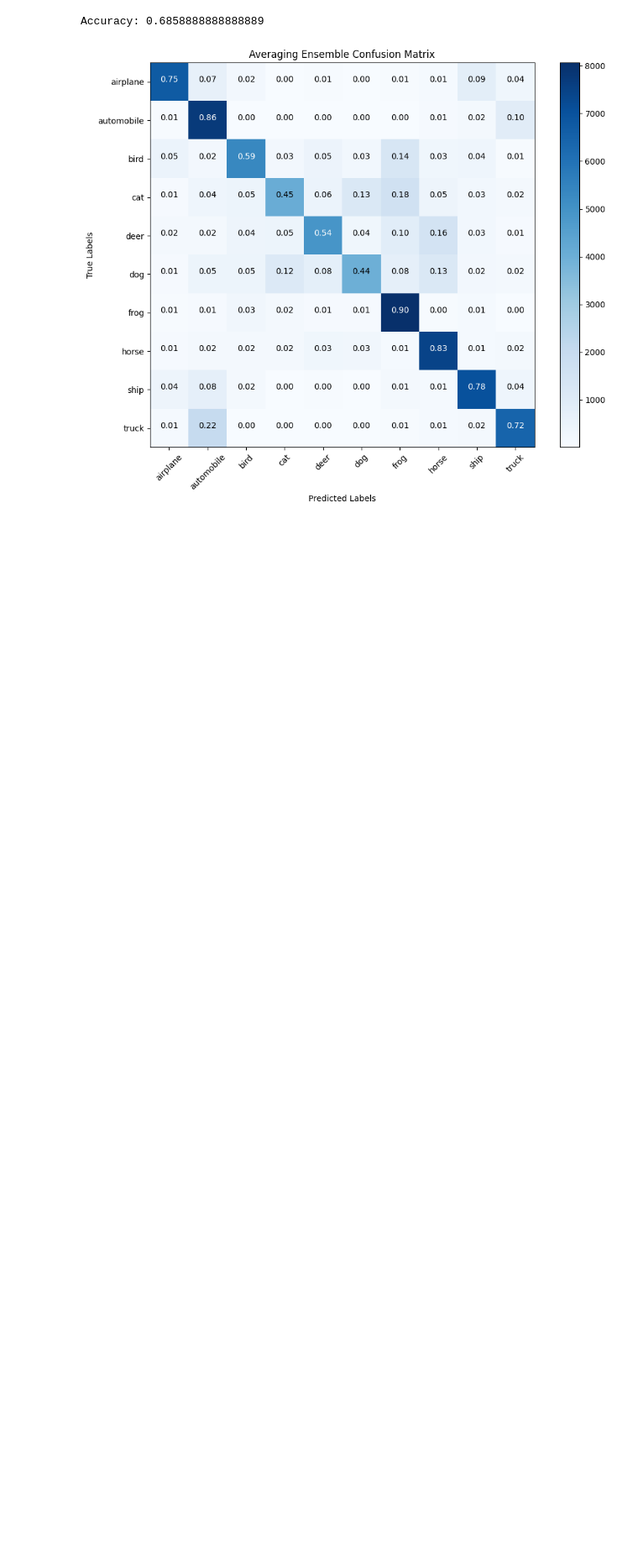
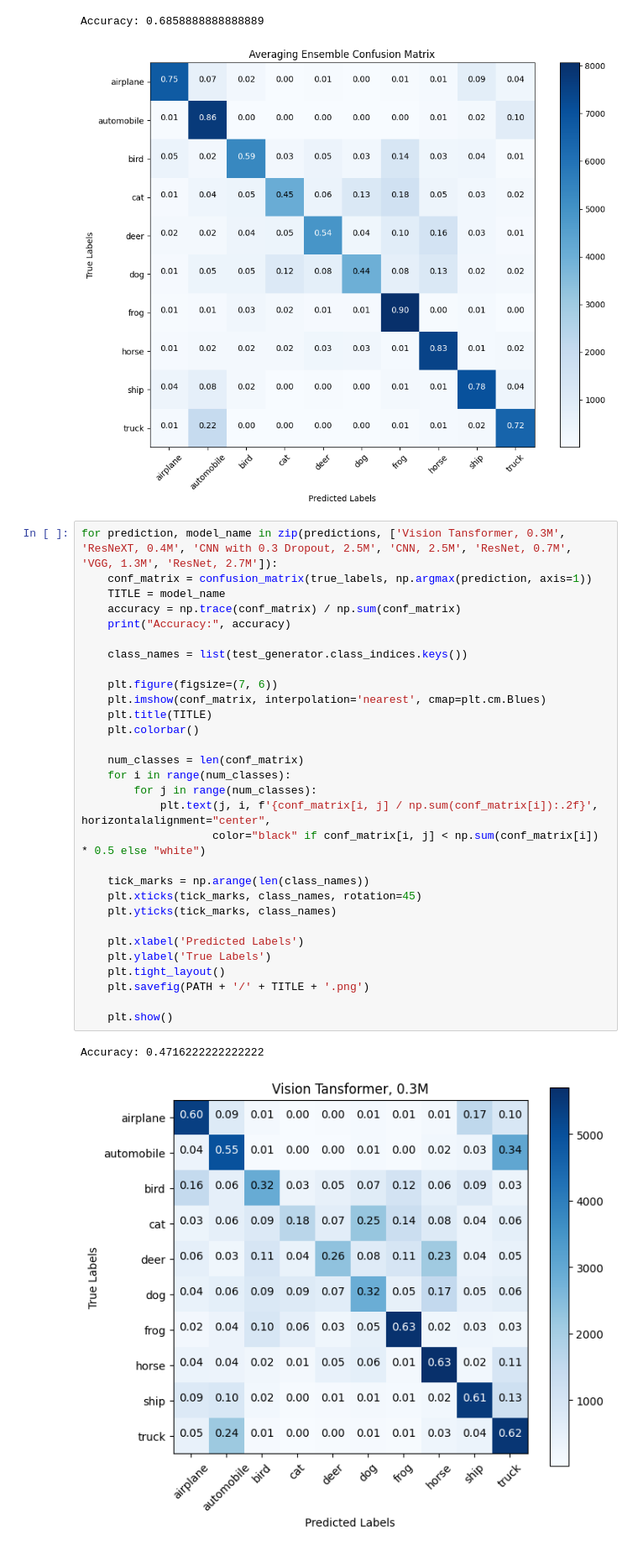
Before and after one commit to mickamcia/DS-DL, a Jupyter notebook: confusions.ipynb, the cells around one changed output. Shown at 84% size. Saved outputs shown, nothing was run; the diff lists cells and outputs as text; blank space fills up the shorter version.

Commit message:
plots

```diff
--- a/confusions.ipynb
+++ b/confusions.ipynb
@@ -171,3 +171,36 @@ plt.show()
 # %% [output]
 Accuracy: 0.6858888888888889
 [figure]
+# %%
+for prediction, model_name in zip(predictions, ['Vision Tansformer, 0.3M', 'ResNeXT, 0.4M', 'CNN with 0.3 Dropout, 2.5M', 'CNN, 2.5M', 'ResNet, 0.7M', 'VGG, 1.3M', 'ResNet, 2.7M']):
+    conf_matrix = confusion_matrix(true_labels, np.argmax(prediction, axis=1))
+    TITLE = model_name
+    accuracy = np.trace(conf_matrix) / np.sum(conf_matrix)
+    print("Accuracy:", accuracy)
+
+    class_names = list(test_generator.class_indices.keys())
+
+    plt.figure(figsize=(7, 6))
+    plt.imshow(conf_matrix, interpolation='nearest', cmap=plt.cm.Blues)
+    plt.title(TITLE)
+    plt.colorbar()
+
+    num_classes = len(conf_matrix)
+    for i in range(num_classes):
+        for j in range(num_classes):
+            plt.text(j, i, f'{conf_matrix[i, j] / np.sum(conf_matrix[i]):.2f}', horizontalalignment="center",
+                    color="black" if conf_matrix[i, j] < np.sum(conf_matrix[i]) * 0.5 else "white")
+
+    tick_marks = np.arange(len(class_names))
+    plt.xticks(tick_marks, class_names, rotation=45)
+    plt.yticks(tick_marks, class_names)
+
+    plt.xlabel('Predicted Labels')
+    plt.ylabel('True Labels')
+    plt.tight_layout()
+    plt.savefig(PATH + '/' + TITLE + '.png')
+
+    plt.show()
+# %% [output]
+Accuracy: 0.4716222222222222
+[figure, added]
```
Also changed, not shown: parts of 2 cells of this notebook, 14 other files.
